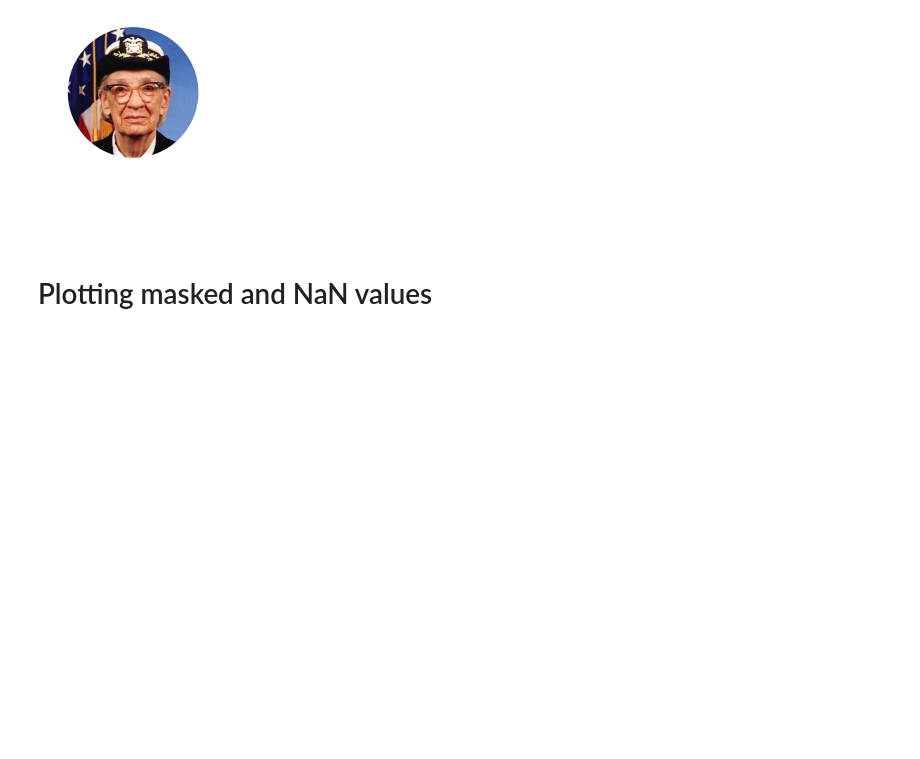
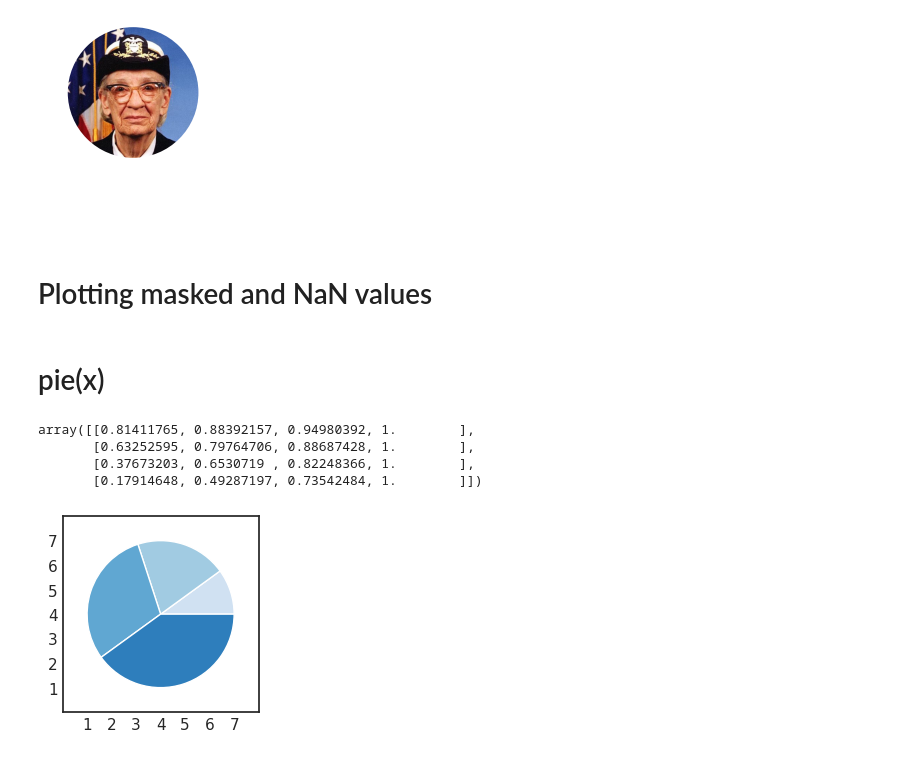
Before and after one commit to skm08/Data-Visualization-with-Malplotlib-Seaborn, a Jupyter notebook: matplotlib-seaborn-walkthrough.ipynb, the cells around one changed output. Cells and saved outputs as stored; diff of their text form; code cells hidden in the pictures; blank space fills up the shorter version.

```diff
--- a/matplotlib-seaborn-walkthrough.ipynb
+++ b/matplotlib-seaborn-walkthrough.ipynb
@@ -359,3 +359,5 @@ import matplotlib.pyplot as plt
 import numpy as np
 
 x=np.linspace(-np.pi/2,np.pi/2,31)
+# %% [markdown]
+# pie(x)
@@ -361,0 +367,22 @@ x=np.linspace(-np.pi/2,np.pi/2,31)
+# %%
+plt.style.use('_mpl-gallery-nogrid')
+
+x=[1,2,3,4]
+colors=plt.get_cmap('Blues')(np.linspace(0.2,0.7,len(x)))
+# %%
+colors
+# %% [output]
+array([[0.81411765, 0.88392157, 0.94980392, 1.        ],
+       [0.63252595, 0.79764706, 0.88687428, 1.        ],
+       [0.37673203, 0.6530719 , 0.82248366, 1.        ],
+       [0.17914648, 0.49287197, 0.73542484, 1.        ]])
+# %%
+fig,ax=plt.subplots()
+ax.pie(x,colors=colors,radius=3,center=(4,4),
+      wedgeprops={"linewidth":1,"edgecolor":"white"},frame=True)
+ax.set(xlim=(0,8),xticks=np.arange(1,8),
+      ylim=(0,8),yticks=np.arange(1,8))
+
+plt.show()
+# %% [output]
+[figure, added]
```
Also changed, not shown: parts of 9 cells of this notebook.
